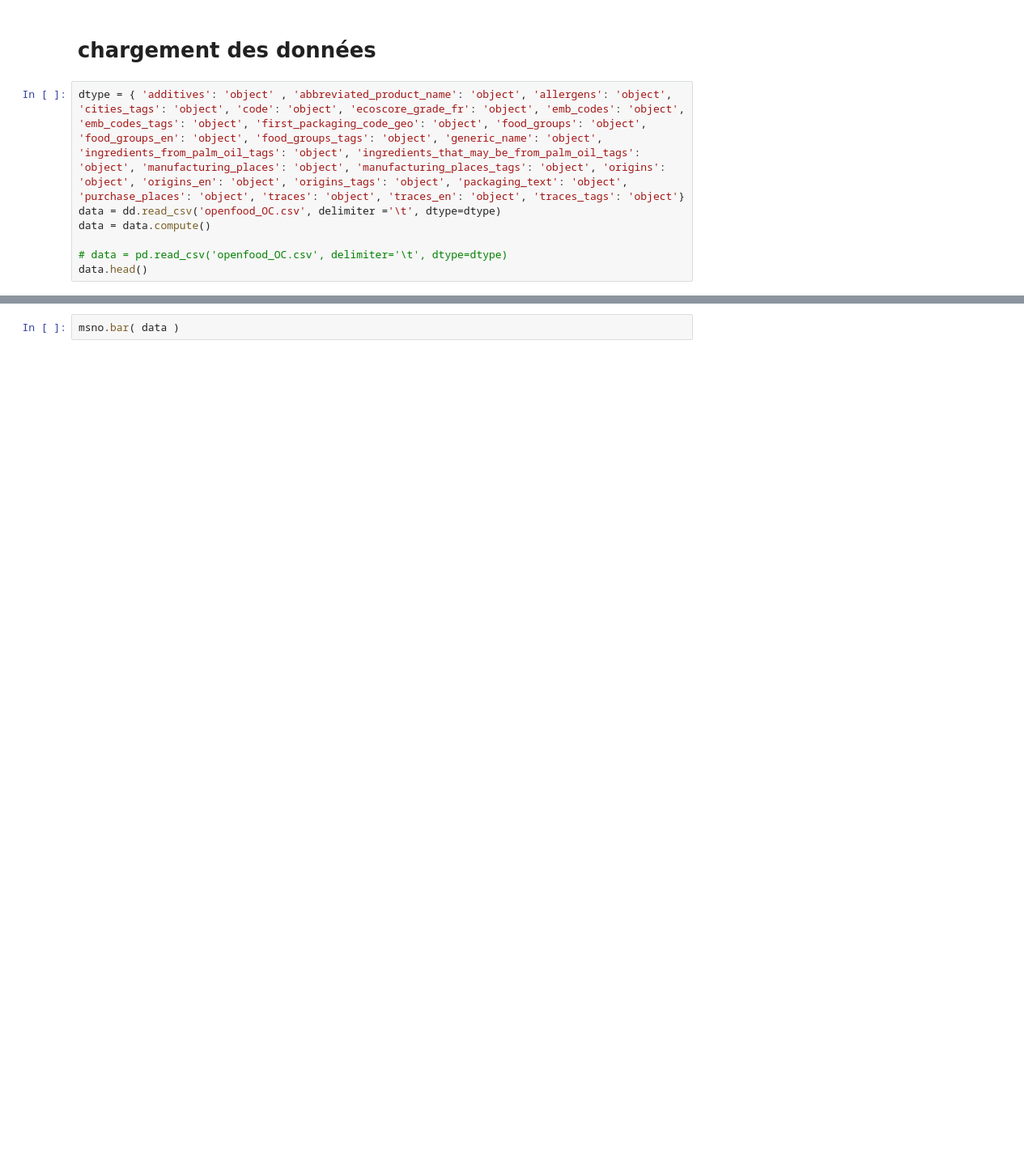
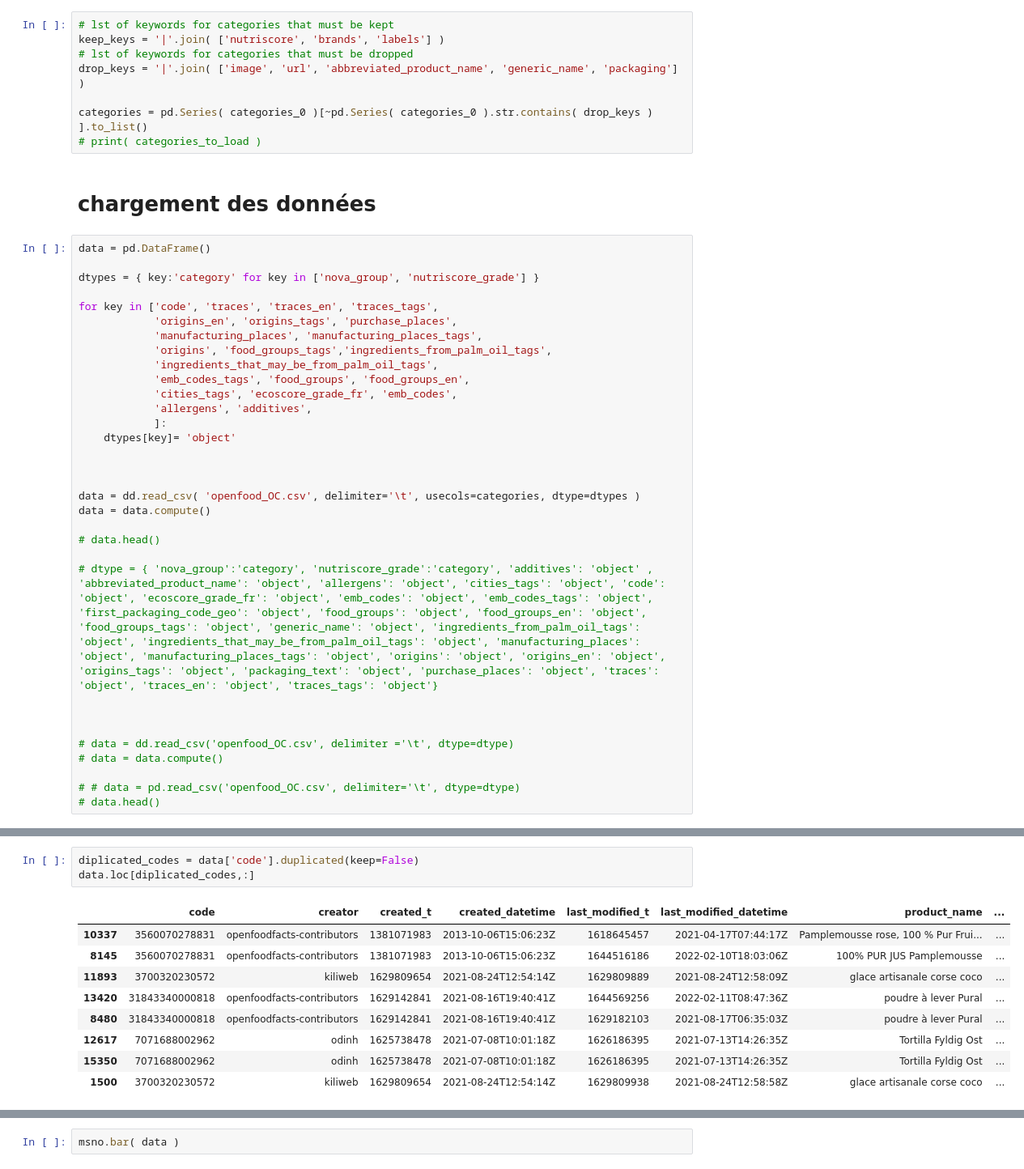
Before and after one commit to Thomas-Durand-Texte/OC-formation-Ingenieur-Machine-Learning, a Jupyter notebook: Projetcs/02_FoodFacts/nettoyage.ipynb, the cells around one changed output, grey strips where cells are left out. Shown at 81% size. Cells and saved outputs as stored; diff of their text form; blank space fills up the shorter version.

```diff
--- a/Projetcs/02_FoodFacts/nettoyage.ipynb
+++ b/Projetcs/02_FoodFacts/nettoyage.ipynb
@@ -40,9 +45,42 @@ with open('openfood_OC.csv' , 'r') as file:
+# %%
+# lst of keywords for categories that must be kept
+keep_keys = '|'.join( ['nutriscore', 'brands', 'labels'] )
+# lst of keywords for categories that must be dropped
+drop_keys = '|'.join( ['image', 'url', 'abbreviated_product_name', 'generic_name', 'packaging'] )
+
+categories = pd.Series( categories_0 )[~pd.Series( categories_0 ).str.contains( drop_keys ) ].to_list()
+# print( categories_to_load )
 # %% [markdown]
 # chargement des données
 # %%
-dtype = { 'additives': 'object' , 'abbreviated_product_name': 'object', 'allergens': 'object', 'cities_tags': 'object', 'code': 'object', 'ecoscore_grade_fr': 'object', 'emb_codes': 'object', 'emb_codes_tags': 'object', 'first_packaging_code_geo': 'object', 'food_groups': 'object', 'food_groups_en': 'object', 'food_groups_tags': 'object', 'generic_name': 'object', 'ingredients_from_palm_oil_tags': 'object', 'ingredients_that_may_be_from_palm_oil_tags': 'object', 'manufacturing_places': 'object', 'manufacturing_places_tags': 'object', 'origins': 'object', 'origins_en': 'object', 'origins_tags': 'object', 'packaging_text': 'object', 'purchase_places': 'object', 'traces': 'object', 'traces_en': 'object', 'traces_tags': 'object'}
-data = dd.read_csv('openfood_OC.csv', delimiter ='\t', dtype=dtype)
+data = pd.DataFrame()
+
+dtypes = { key:'category' for key in ['nova_group', 'nutriscore_grade'] }
+
+for key in ['code', 'traces', 'traces_en', 'traces_tags',
+            'origins_en', 'origins_tags', 'purchase_places',
+            'manufacturing_places', 'manufacturing_places_tags',
+            'origins', 'food_groups_tags','ingredients_from_palm_oil_tags',
+            'ingredients_that_may_be_from_palm_oil_tags',
+            'emb_codes_tags', 'food_groups', 'food_groups_en',
+            'cities_tags', 'ecoscore_grade_fr', 'emb_codes',
+            'allergens', 'additives',
+            ]:
+    dtypes[key]= 'object'
+
+
+
+data = dd.read_csv( 'openfood_OC.csv', delimiter='\t', usecols=categories, dtype=dtypes )
 data = data.compute()
 
-# data = pd.read_csv('openfood_OC.csv', delimiter='\t', dtype=dtype)
-data.head()
+# data.head()
+
+# dtype = { 'nova_group':'category', 'nutriscore_grade':'category', 'additives': 'object' , 'abbreviated_product_name': 'object', 'allergens': 'object', 'cities_tags': 'object', 'code': 'object', 'ecoscore_grade_fr': 'object', 'emb_codes': 'object', 'emb_codes_tags': 'object', 'first_packaging_code_geo': 'object', 'food_groups': 'object', 'food_groups_en': 'object', 'food_groups_tags': 'object', 'generic_name': 'object', 'ingredients_from_palm_oil_tags': 'object', 'ingredients_that_may_be_from_palm_oil_tags': 'object', 'manufacturing_places': 'object', 'manufacturing_places_tags': 'object', 'origins': 'object', 'origins_en': 'object', 'origins_tags': 'object', 'packaging_text': 'object', 'purchase_places': 'object', 'traces': 'object', 'traces_en': 'object', 'traces_tags': 'object'}
+
+
+
+# data = dd.read_csv('openfood_OC.csv', delimiter ='\t', dtype=dtype)
+# data = data.compute()
+
+# # data = pd.read_csv('openfood_OC.csv', delimiter='\t', dtype=dtype)
+# data.head()
@@ -49,3 +90,16 @@ data.head()
+# %%
+diplicated_codes = data['code'].duplicated(keep=False)
+data.loc[diplicated_codes,:]
+# %% [output]
+|  | code | creator | created_t | created_datetime | last_modified_t | last_modified_datetime | product_name | ... |
+| 10337 | 3560070278831 | openfoodfacts-contributors | 1381071983 | 2013-10-06T15:06:23Z | 1618645457 | 2021-04-17T07:44:17Z | Pamplemousse rose, 100 % Pur Frui... | ... |
+| 8145 | 3560070278831 | openfoodfacts-contributors | 1381071983 | 2013-10-06T15:06:23Z | 1644516186 | 2022-02-10T18:03:06Z | 100% PUR JUS Pamplemousse | ... |
+| 11893 | 3700320230572 | kiliweb | 1629809654 | 2021-08-24T12:54:14Z | 1629809889 | 2021-08-24T12:58:09Z | glace artisanale corse coco | ... |
+| 13420 | 31843340000818 | openfoodfacts-contributors | 1629142841 | 2021-08-16T19:40:41Z | 1644569256 | 2022-02-11T08:47:36Z | poudre à lever Pural | ... |
+| 8480 | 31843340000818 | openfoodfacts-contributors | 1629142841 | 2021-08-16T19:40:41Z | 1629182103 | 2021-08-17T06:35:03Z | poudre à lever Pural | ... |
+| 12617 | 7071688002962 | odinh | 1625738478 | 2021-07-08T10:01:18Z | 1626186395 | 2021-07-13T14:26:35Z | Tortilla Fyldig Ost | ... |
+| 15350 | 7071688002962 | odinh | 1625738478 | 2021-07-08T10:01:18Z | 1626186395 | 2021-07-13T14:26:35Z | Tortilla Fyldig Ost | ... |
+| 1500 | 3700320230572 | kiliweb | 1629809654 | 2021-08-24T12:54:14Z | 1629809938 | 2021-08-24T12:58:58Z | glace artisanale corse coco | ... |
 # %% [markdown]
 # Visiualisation of NaN with missingno
 as barplot
```
Also changed, not shown: parts of 16 cells of this notebook, 1 other file.
